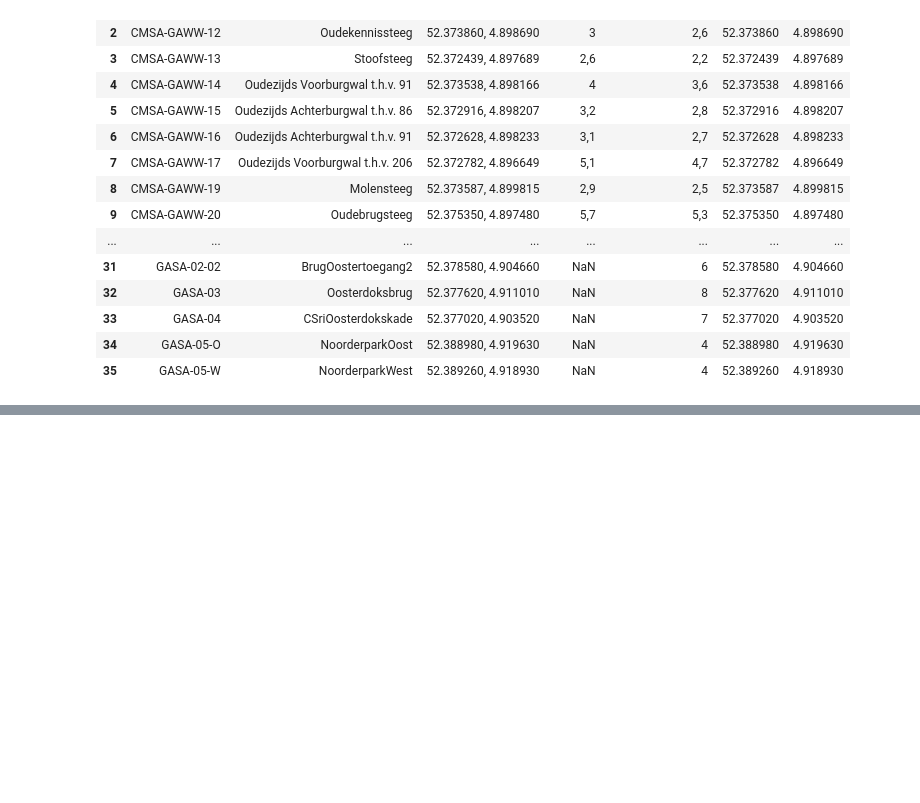
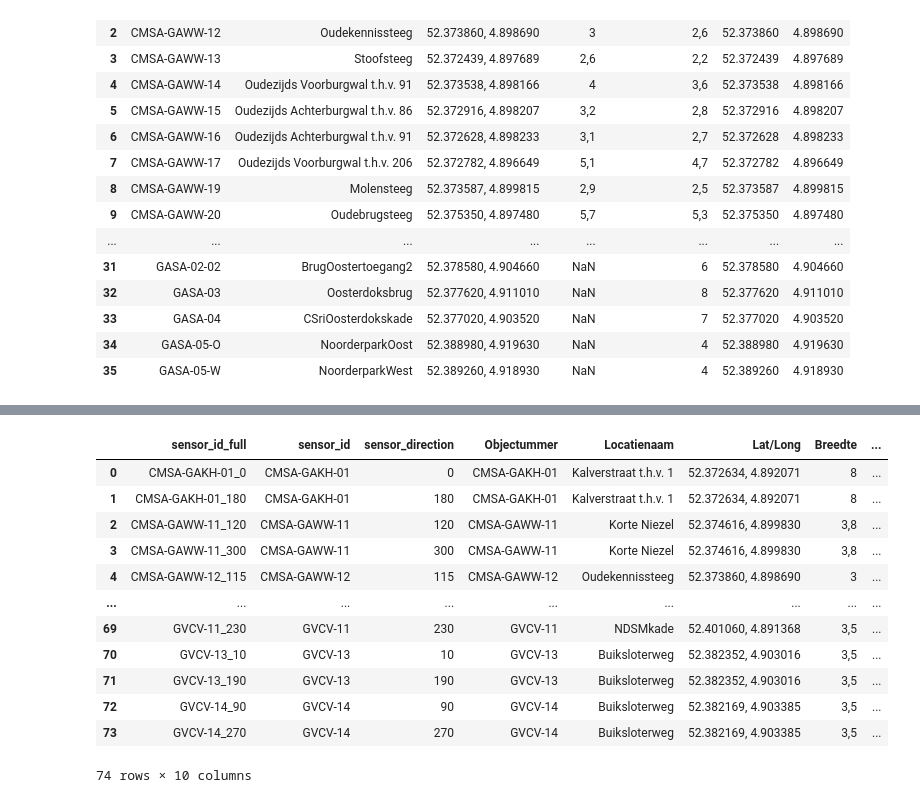
Before and after one commit to Ewan2024/SAIL2025---Group20, a Jupyter notebook: project_template.ipynb, the cells around one changed output, grey strips where cells are left out. Saved outputs shown, nothing was run; the diff lists cells and outputs as text; code cells hidden in the pictures; blank space fills up the shorter version.

```diff
--- a/project_template.ipynb
+++ b/project_template.ipynb
@@ -149,0 +179,4 @@ sensor_loc
+# %%
+# convert column index to list
+sensor_data_index_list = sensor_data.columns.tolist()
+sensor_data_index_list
@@ -149,0 +201,4 @@ sensor_loc
+# %%
+# remove first and last 6 items because they are not sensor ids
+sensor_data_index_list = sensor_data_index_list[1:-6]
+sensor_data_index_list
@@ -149,0 +223,14 @@ sensor_loc
+# %%
+# Now time to split the strings into sensor_id and direction
+
+sensor_info = []
+for item in sensor_data_index_list:
+    parts = item.split('_')
+    # print(parts)
+    sensor_info.append({
+        'sensor_id_full':item,
+        'sensor_id': parts[0],
+        'sensor_direction': parts[1]
+    })
+
+sensor_info
@@ -149,0 +255,3 @@ sensor_loc
+# %%
+sensor_info_df = pd.DataFrame(sensor_info)
+sensor_info_df
@@ -149,0 +272,25 @@ sensor_loc
+# %%
+# --- Merge with sensor location data ---
+sensor_location_cleaned = pd.merge(
+    sensor_info_df,
+    sensor_loc,
+    left_on='sensor_id',
+    right_on='Objectummer',
+    how='left'
+)
+
+sensor_location_cleaned
+# %% [output]
+|  | sensor_id_full | sensor_id | sensor_direction | Objectummer | Locatienaam | Lat/Long | Breedte | ... |
+| 0 | CMSA-GAKH-01_0 | CMSA-GAKH-01 | 0 | CMSA-GAKH-01 | Kalverstraat t.h.v. 1 | 52.372634, 4.892071 | 8 | ... |
+| 1 | CMSA-GAKH-01_180 | CMSA-GAKH-01 | 180 | CMSA-GAKH-01 | Kalverstraat t.h.v. 1 | 52.372634, 4.892071 | 8 | ... |
+| 2 | CMSA-GAWW-11_120 | CMSA-GAWW-11 | 120 | CMSA-GAWW-11 | Korte Niezel | 52.374616, 4.899830 | 3,8 | ... |
+| 3 | CMSA-GAWW-11_300 | CMSA-GAWW-11 | 300 | CMSA-GAWW-11 | Korte Niezel | 52.374616, 4.899830 | 3,8 | ... |
+| 4 | CMSA-GAWW-12_115 | CMSA-GAWW-12 | 115 | CMSA-GAWW-12 | Oudekennissteeg | 52.373860, 4.898690 | 3 | ... |
+| ... | ... | ... | ... | ... | ... | ... | ... | ... |
+| 69 | GVCV-11_230 | GVCV-11 | 230 | GVCV-11 | NDSMkade | 52.401060, 4.891368 | 3,5 | ... |
+| 70 | GVCV-13_10 | GVCV-13 | 10 | GVCV-13 | Buiksloterweg | 52.382352, 4.903016 | 3,5 | ... |
+| 71 | GVCV-13_190 | GVCV-13 | 190 | GVCV-13 | Buiksloterweg | 52.382352, 4.903016 | 3,5 | ... |
+| 72 | GVCV-14_90 | GVCV-14 | 90 | GVCV-14 | Buiksloterweg | 52.382169, 4.903385 | 3,5 | ... |
+| 73 | GVCV-14_270 | GVCV-14 | 270 | GVCV-14 | Buiksloterweg | 52.382169, 4.903385 | 3,5 | ... |
+74 rows × 10 columns
```
Also changed, not shown: parts of 11 cells of this notebook, 2 other files.
